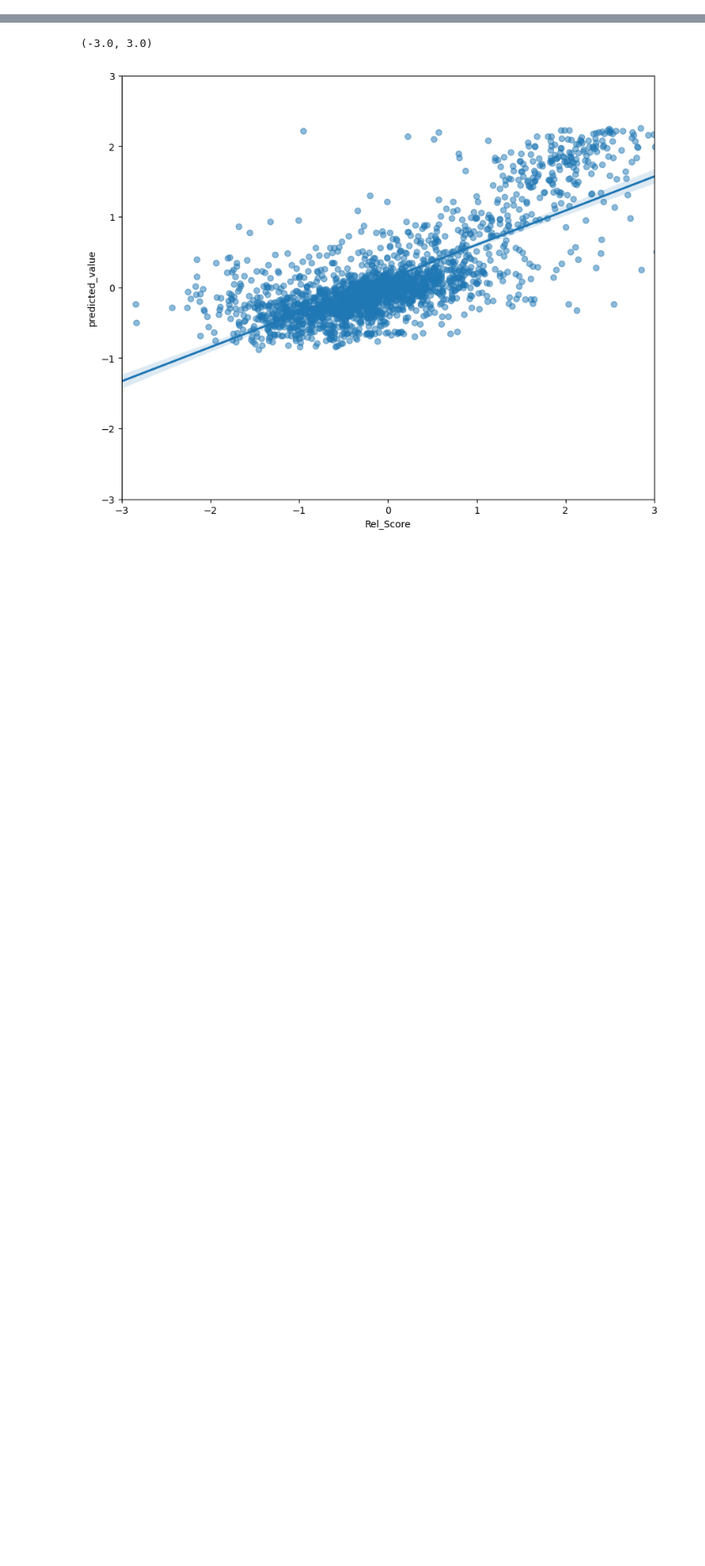
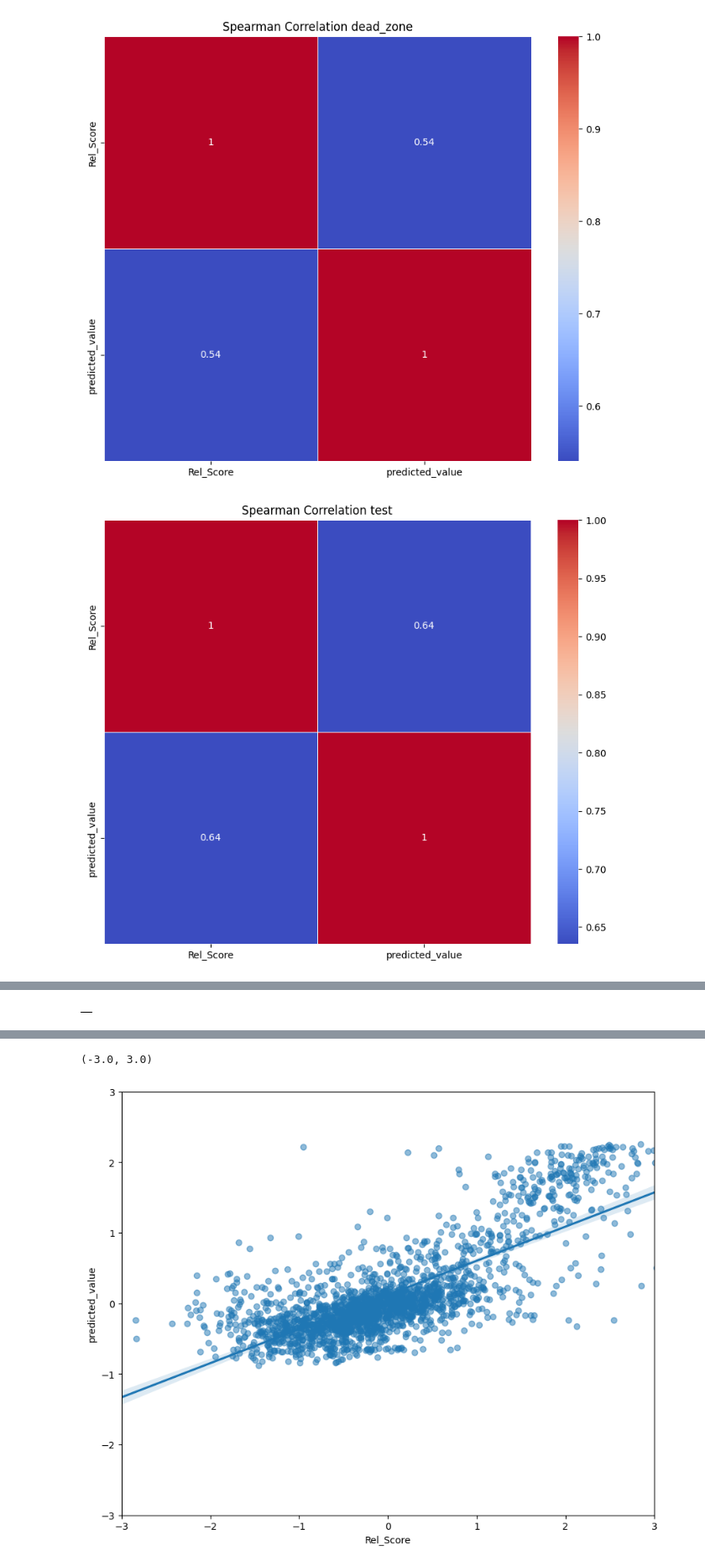
Before and after one commit to Queeno11/ny_state_aerial_imagery_prototype, a Jupyter notebook: notebooks/Evaluate Model performance.ipynb, the cells around one changed output, grey strips where cells are left out. Shown at 84% size. Cells and saved outputs as stored; diff of their text form; code cells hidden in the pictures; blank space fills up the shorter version.

```diff
--- a/notebooks/Evaluate Model performance.ipynb
+++ b/notebooks/Evaluate Model performance.ipynb
@@ -38,0 +59,8 @@ FileNotFoundError: [Errno 2] No such file or directory: 'C:\\Working Papers\\NY
+# %%
+df_tract_siam_2016 = pd.read_parquet(r"C:\Working Papers\NY State Aerial Imagery Prototype\ny_state_aerial_imagery_prototype\results\scalemae_lr5e-05_size224_y2010-2012-2014-2016-2018-2020-2022-2024_siam\predictions_by_tract_2024.parquet")
+tracts = pd.read_feather(r"C:\Working Papers\NY State Aerial Imagery Prototype\ny_state_aerial_imagery_prototype\data\processed\tract_splits.feather")
+tracts["GEOID"] = tracts["GEOID"].astype(int)
+tracts.merge(df_tract_siam_2016, on="GEOID").groupby("type").apply(lambda x: plot_correlation_matrix(x[["Rel_Score", "predicted_value"]], f"Spearman Correlation {x['type'].iloc[0]}"))
+# %% [output]
+[figure, added]
+[figure, added]
@@ -38,0 +70 @@ FileNotFoundError: [Errno 2] No such file or directory: 'C:\\Working Papers\\NY
+|  |
```
Also changed, not shown: parts of 7 cells of this notebook.
